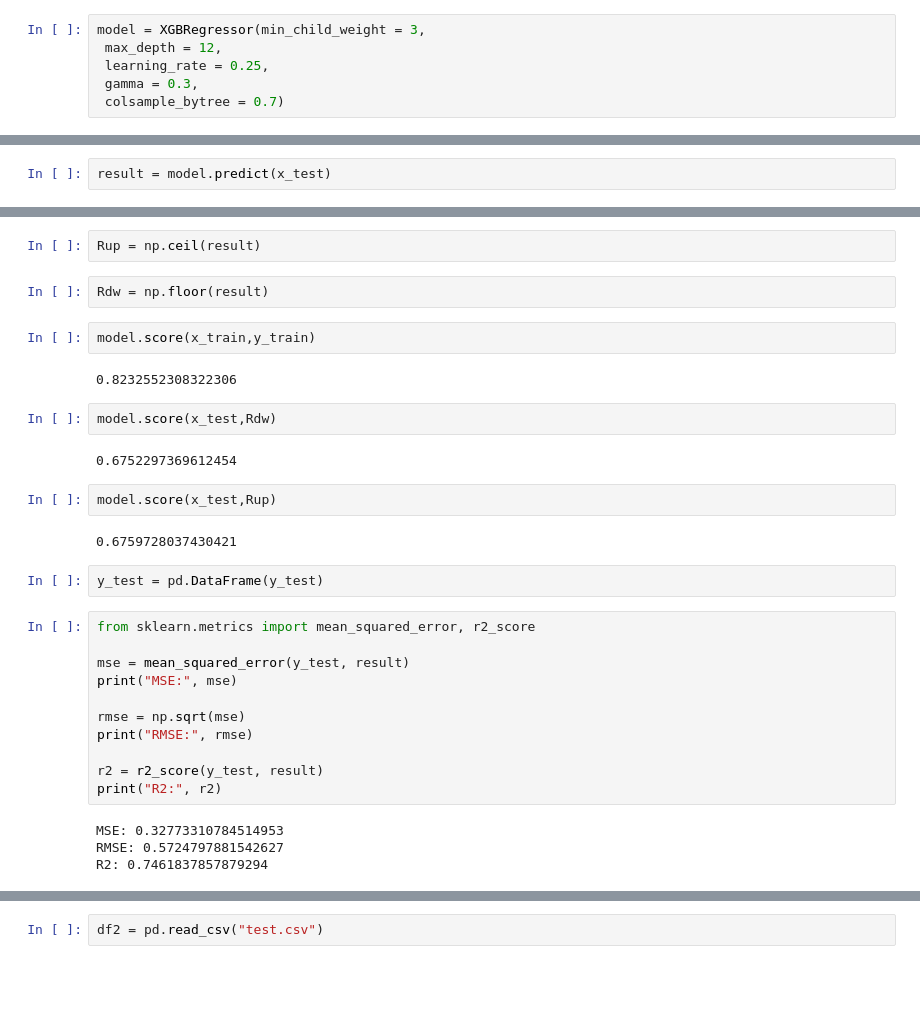
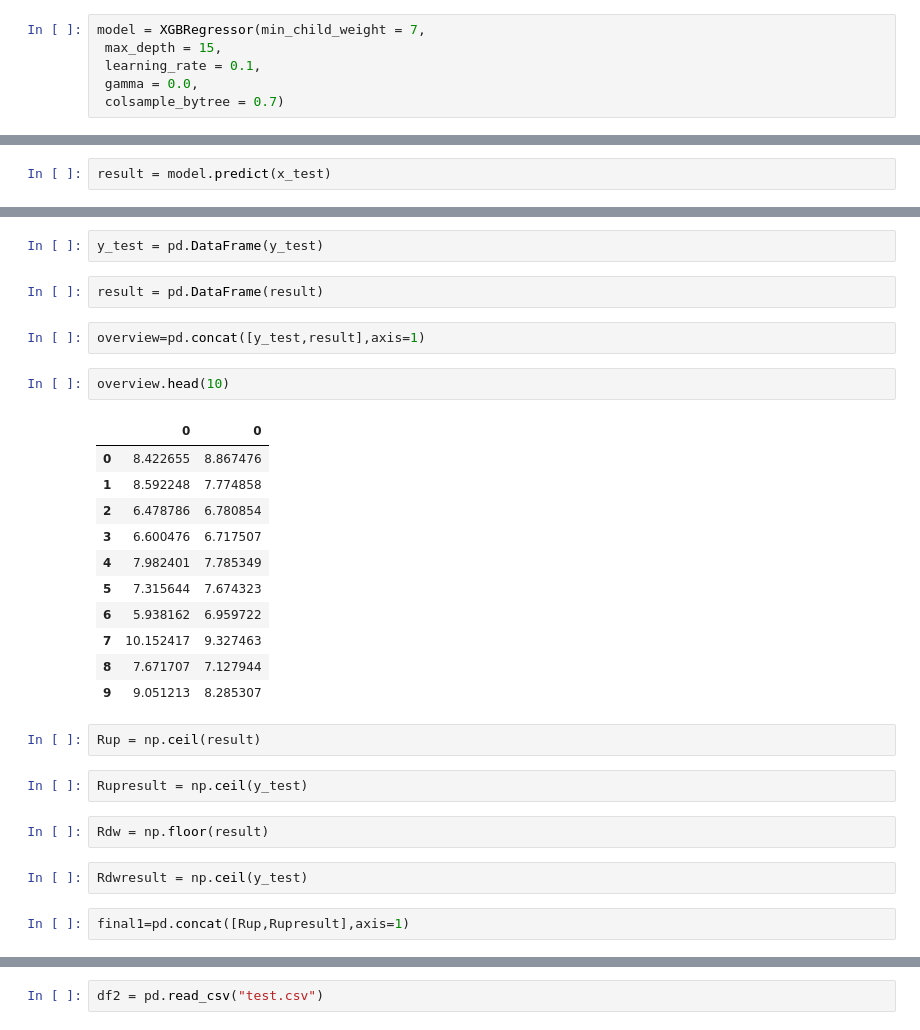
Before and after one commit to abparasar/New-York-City-Taxi-Fare-Prediction, a Jupyter notebook: Untitled5.ipynb, the cells around one changed output, grey strips where cells are left out. Saved outputs shown, nothing was run; the diff lists cells and outputs as text; blank space fills up the shorter version.

```diff
--- a/Untitled5.ipynb
+++ b/Untitled5.ipynb
@@ -291,8 +290,8 @@ random_search.best_score_
 # %%
-model = XGBRegressor(min_child_weight = 3,
- max_depth = 12,
- learning_rate = 0.25,
- gamma = 0.3,
+model = XGBRegressor(min_child_weight = 7,
+ max_depth = 15,
+ learning_rate = 0.1,
+ gamma = 0.0,
  colsample_bytree = 0.7)
 # %%
 model.fit(x_train,y_train)
@@ -310,33 +324,30 @@ result = model.predict(x_test)
+# %%
+y_test = pd.DataFrame(y_test)
+# %%
+result = pd.DataFrame(result)
+# %%
+overview=pd.concat([y_test,result],axis=1)
+# %%
+overview.head(10)
+# %% [output]
+|  | 0 | 0 |
+| 0 | 8.422655 | 8.867476 |
+| 1 | 8.592248 | 7.774858 |
+| 2 | 6.478786 | 6.780854 |
+| 3 | 6.600476 | 6.717507 |
+| 4 | 7.982401 | 7.785349 |
+| 5 | 7.315644 | 7.674323 |
+| 6 | 5.938162 | 6.959722 |
+| 7 | 10.152417 | 9.327463 |
+| 8 | 7.671707 | 7.127944 |
+| 9 | 9.051213 | 8.285307 |
 # %%
 Rup = np.ceil(result)
+# %%
+Rupresult = np.ceil(y_test)
 # %%
 Rdw = np.floor(result)
-# %%
-model.score(x_train,y_train)
-# %% [output]
-0.8232552308322306
-# %%
-model.score(x_test,Rdw)
-# %% [output]
-0.6752297369612454
-# %%
-model.score(x_test,Rup)
-# %% [output]
-0.6759728037430421
-# %%
-y_test = pd.DataFrame(y_test)
-# %%
-from sklearn.metrics import mean_squared_error, r2_score
-
-mse = mean_squared_error(y_test, result)
-print("MSE:", mse)
-
-rmse = np.sqrt(mse)
-print("RMSE:", rmse)
-
-r2 = r2_score(y_test, result)
-print("R2:", r2)
-# %% [output]
-MSE: 0.32773310784514953
-RMSE: 0.5724797881542627
-R2: 0.7461837857879294
+# %%
+Rdwresult = np.ceil(y_test)
+# %%
+final1=pd.concat([Rup,Rupresult],axis=1)
```
Also changed, not shown: parts of 16 cells of this notebook.
